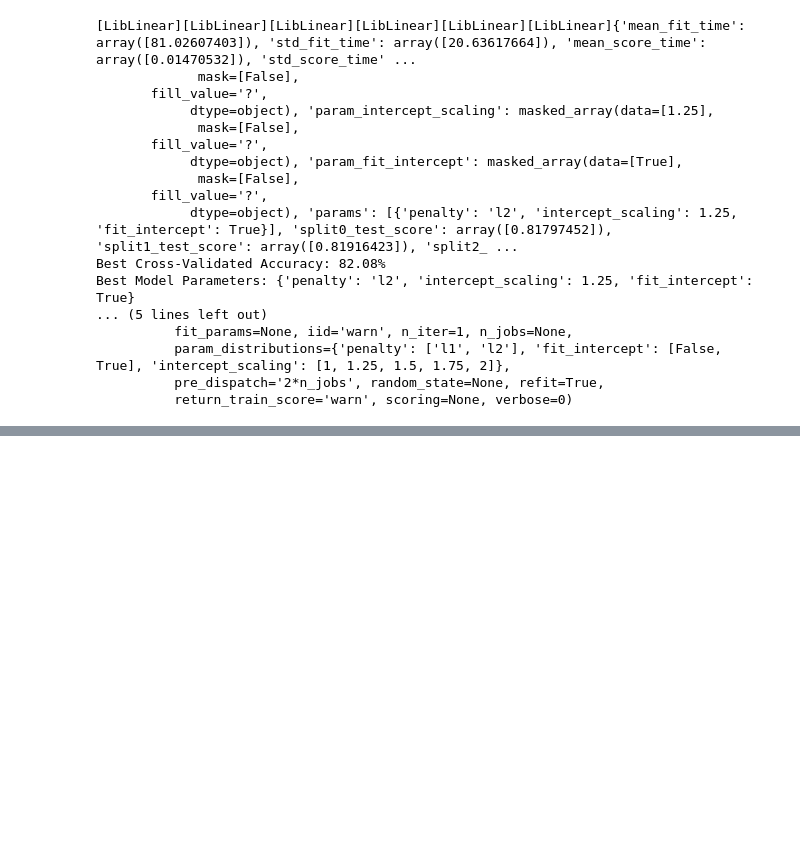
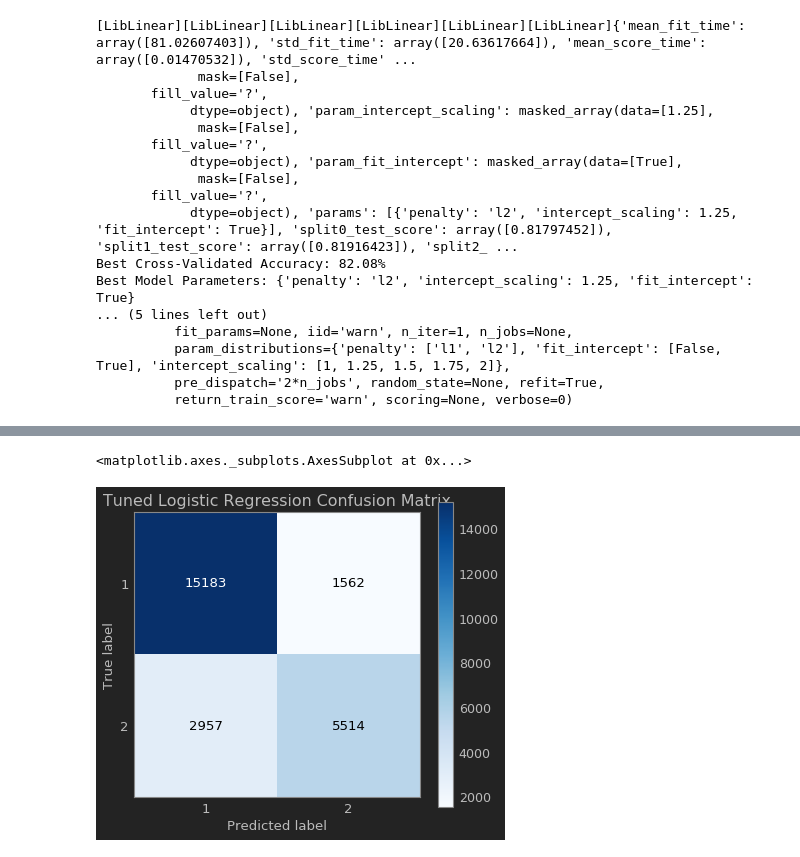
Before and after one commit to TheChanRProject/MLNS_BCI_Project, a Jupyter notebook: nb/BCI_Intra_Subject_Randomized_Search.ipynb, the cells around one changed output, grey strips where cells are left out. Saved outputs shown, nothing was run; the diff lists cells and outputs as text; code cells hidden in the pictures; blank space fills up the shorter version.

```diff
--- a/nb/BCI_Intra_Subject_Randomized_Search.ipynb
+++ b/nb/BCI_Intra_Subject_Randomized_Search.ipynb
@@ -220,0 +239,5 @@ Best Model Parameters: {'penalty': 'l2', 'intercept_scaling': 1.25, 'fit_interce
+# %%
+plot_confusion_matrix(Ytest, lr_rs.predict(Xtest), title="Tuned Logistic Regression Confusion Matrix")
+# %% [output]
+<matplotlib.axes._subplots.AxesSubplot at 0x...>
+[figure, added]
```
Also changed, not shown: parts of 2 cells of this notebook.
